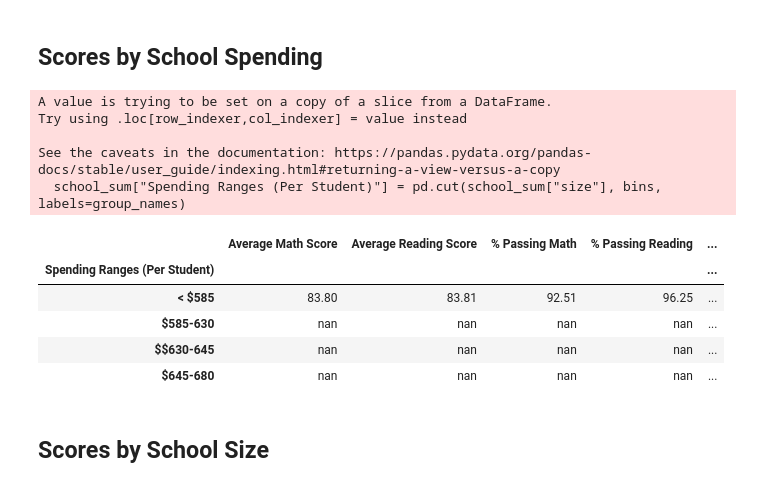
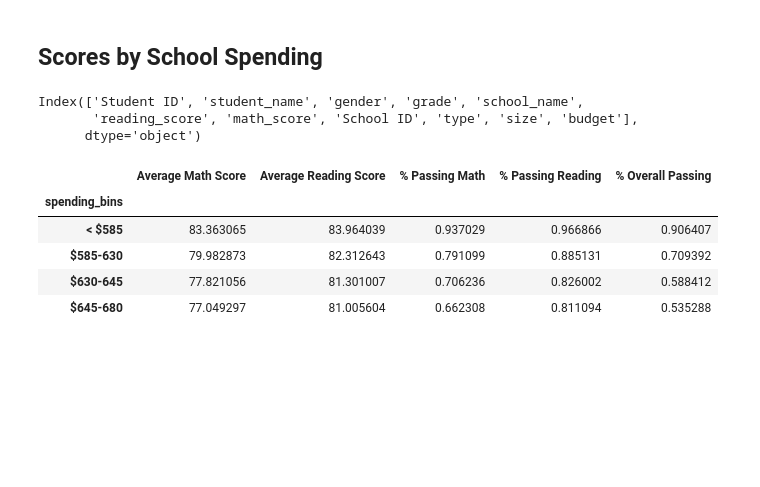
Before and after one commit to jimbleslilley/pandas-challenge, a Jupyter notebook: PyCitySchools/PyCitySchools.ipynb, the cells around one changed output. Drawn from its saved outputs; the diff is of its cells as text; code cells hidden in the pictures; blank space fills up the shorter version.

Commit message:
math still looks kinda wrong, but more in the right direction

```diff
--- a/PyCitySchools/PyCitySchools.ipynb
+++ b/PyCitySchools/PyCitySchools.ipynb
@@ -259,43 +259,42 @@ reading_score_merge
 | Wright High School | 83.833333 | 83.812757 | 84.156322 | 84.073171 |
 # %% [markdown]
 ## Scores by School Spending
+# %%
+print(school_data_complete.columns)
+# %% [output]
+Index(['Student ID', 'student_name', 'gender', 'grade', 'school_name',
+       'reading_score', 'math_score', 'School ID', 'type', 'size', 'budget'],
+      dtype='object')
 # %%
 # create bins
-bins = [0, 584.9, 629.9, 644.99, 681]
-group_names = ["< $585", "$585-630", "$$630-645", "$645-680"]
-school_sum["Spending Ranges (Per Student)"] = pd.cut(school_sum["size"], bins, labels=group_names)
-# create groupby to retrieve calcs
-school_spend_group = school_sum.groupby("Spending Ranges (Per Student)")
+bins = [0, 584.9, 629.9, 644.99, 700]
+group_names = ["< $585", "$585-630", "$630-645", "$645-680"]
+school_data_complete["spending_bins"] = pd.cut(school_data_complete["budget"]/school_data_complete["size"], bins, labels = group_names)
 
-#calculate averages and total passes
-math_avg = school_spend_group["math_score"].mean()
-reading_avg = school_spend_group["reading_score"].mean()
-math_pass = school_sum[school_sum["math_score"] >= 70].groupby("Spending Ranges (Per Student)")["Student ID"].count()/school_spend_group["Student ID"].count()
-reading_pass = school_sum[school_sum["reading_score"] >= 70].groupby("Spending Ranges (Per Student)")["Student ID"].count()/school_spend_group["Student ID"].count()
-both_pass = school_sum[(school_sum['reading_score'] >= 70) & (school_sum['math_score'] >= 70)].groupby("Spending Ranges (Per Student)")["Student ID"].count()/school_spend_group["Student ID"].count()
+#group by spending
+group_spending = school_data_complete.groupby("spending_bins")
 
-scores_by_spend = pd.DataFrame({"Average Math Score": math_avg,
-                               "Average Reading Score": reading_avg,
-                               "% Passing Math": math_pass * 100,
-                               "% Passing Reading": reading_pass * 100,
-                               "% Overall Passing": both_pass * 100})
+# perform calculations
+math_avg = group_spending["math_score"].mean()
+reading_avg = group_spending["reading_score"].mean()
+math_pass = school_data_complete[school_data_complete["math_score"] >= 70].groupby("spending_bins")['Student ID'].count()/group_spending['Student ID'].count()
+reading_pass = school_data_complete[school_data_complete["reading_score"] >= 70].groupby("spending_bins")['Student ID'].count()/group_spending['Student ID'].count()
+both_pass = school_data_complete[(school_data_complete["reading_score"] >= 70) & (school_data_complete["math_score"] >= 70)].groupby("spending_bins")['Student ID'].count()/group_spending['Student ID'].count()
 
-scores_by_spend.style.format({'Average Math Score': '{:.2f}',
-                              'Average Reading Score': '{:.2f}',
-                              '% Passing Math': '{:.2f}',
-                              '% Passing Reading':'{:.2f}',
-                              '% Overall Passing': '{:.2f}'})
+#create dataframe
+
+scores_by_spend = pd.DataFrame({
+    "Average Math Score": math_avg,
+    "Average Reading Score": reading_avg,
+    '% Passing Math': math_pass,
+    '% Passing Reading': reading_pass,
+    "% Overall Passing": both_pass})
+
+scores_by_spend
 # %% [output]
-A value is trying to be set on a copy of a slice from a DataFrame.
-Try using .loc[row_indexer,col_indexer] = value instead
-
-See the caveats in the documentation: https://pandas.pydata.org/pandas-docs/stable/user_guide/indexing.html#returning-a-view-versus-a-copy
-  school_sum["Spending Ranges (Per Student)"] = pd.cut(school_sum["size"], bins, labels=group_names)
-|  | Average Math Score | Average Reading Score | % Passing Math | % Passing Reading | ... |
-| Spending Ranges (Per Student) |  |  |  |  | ... |
-| < $585 | 83.80 | 83.81 | 92.51 | 96.25 | ... |
-| $585-630 | nan | nan | nan | nan | ... |
-| $$630-645 | nan | nan | nan | nan | ... |
-| $645-680 | nan | nan | nan | nan | ... |
+|  | Average Math Score | Average Reading Score | % Passing Math | % Passing Reading | % Overall Passing |
+| spending_bins |  |  |  |  |  |
+| < $585 | 83.363065 | 83.964039 | 0.937029 | 0.966866 | 0.906407 |
+| $585-630 | 79.982873 | 82.312643 | 0.791099 | 0.885131 | 0.709392 |
+| $630-645 | 77.821056 | 81.301007 | 0.706236 | 0.826002 | 0.588412 |
+| $645-680 | 77.049297 | 81.005604 | 0.662308 | 0.811094 | 0.535288 |
-# %% [markdown]
-## Scores by School Size
```
Also changed, not shown: parts of 1 cell of this notebook.
